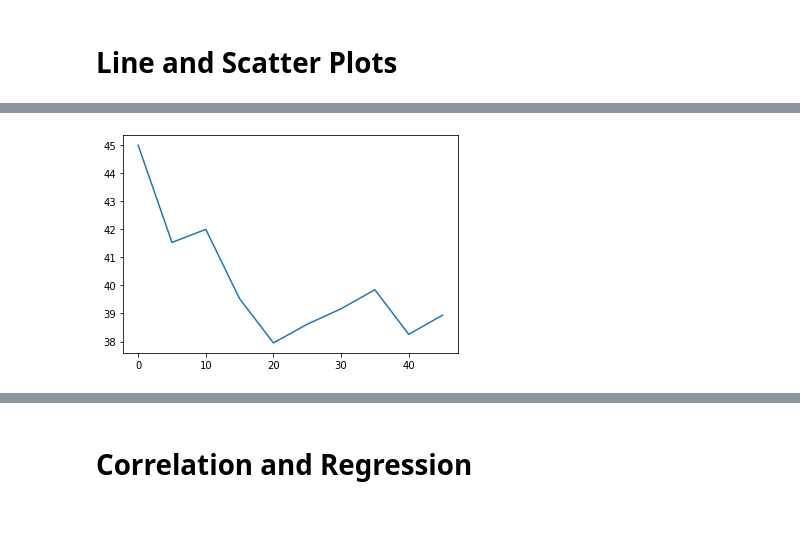
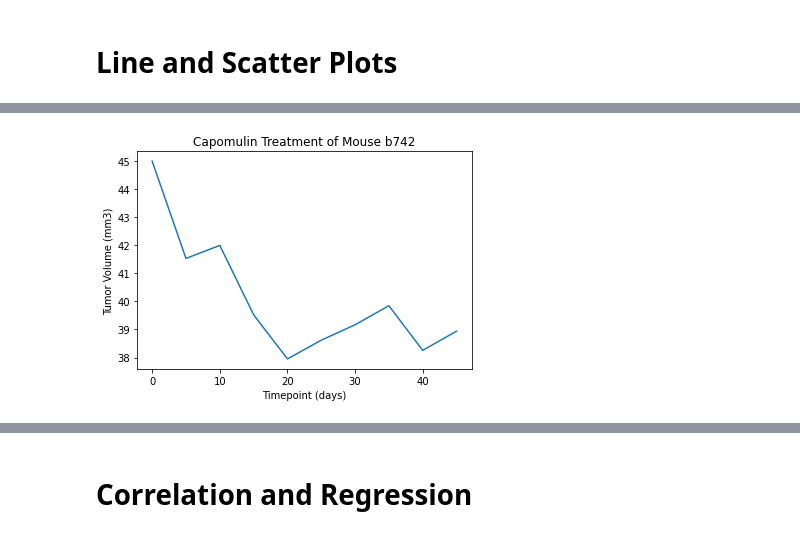
Before and after one commit to Colleen-Cobb/matplotlib-challenge, a Jupyter notebook: Pymaceuticals.ipynb, the cells around one changed output, grey strips where cells are left out. Drawn from its saved outputs; the diff is of its cells as text; code cells hidden in the pictures.

```diff
--- a/Pymaceuticals.ipynb
+++ b/Pymaceuticals.ipynb
@@ -363,12 +345,12 @@ b742_id
 | 1829 | b742 | 45 | 38.939633 | 0 | Capomulin | Male | 7 | ... |
 # %%
 plt.plot(b742_id["Timepoint"],b742_id["Tumor Volume (mm3)"])
-plt.title=("Capomulin Treatment of Mouse b742")
-plt.xlabel=("Timpoint (days)")
-plt.ylabel=("Tumor Volume (mm3)")
+plt.title("Capomulin Treatment of Mouse b742")
+plt.xlabel("Timepoint (days)")
+plt.ylabel("Tumor Volume (mm3)")
 plt.show()
 # %% [output]
-[figure, old version]
+[figure, new version]
 # %%
 # Generate a scatter plot of average tumor volume vs. mouse weight for the Capomulin regimen
 capomulin_data=clean_data[clean_data["Drug Regimen"]=="Capomulin".groupby("Mouse ID")
```
Also changed, not shown: parts of 9 cells of this notebook.
